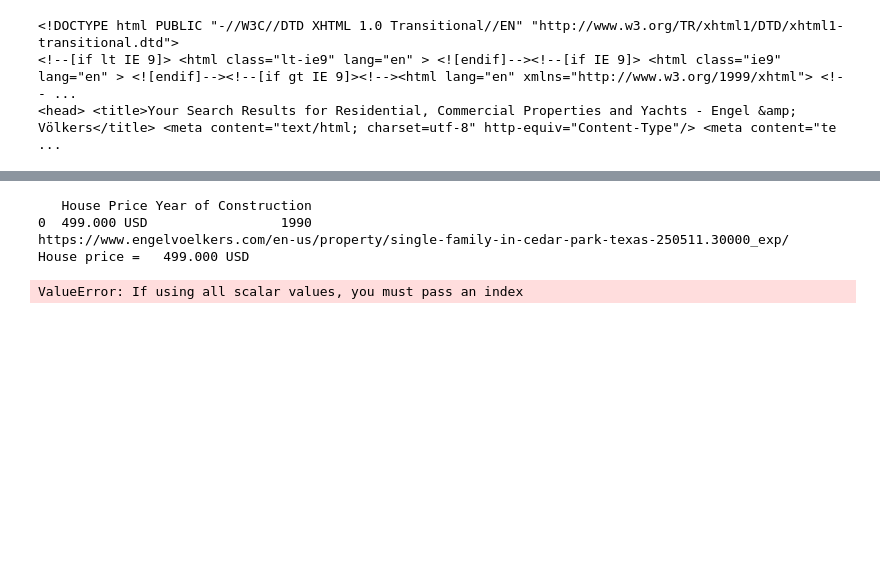
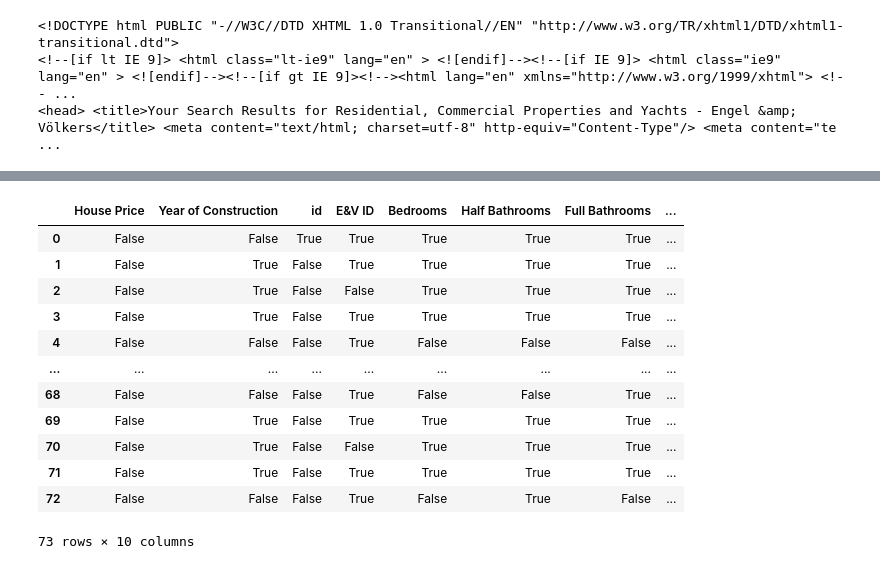
Before and after one commit to necmettinalver/Advanced-Price-Forecast, a Jupyter notebook: homePrice.ipynb, the cells around one changed output, grey strips where cells are left out. Cells and saved outputs as stored; diff of their text form; code cells hidden in the pictures; blank space fills up the shorter version.

```diff
--- a/homePrice.ipynb
+++ b/homePrice.ipynb
@@ -273,40 +313,16 @@ df.tail()
-# %%
-from time import monotonic
-data = {'House Price'  :   ['499.000 USD'],
-        'Year of Construction'  :  ['1990']}
-df =pd.DataFrame(data)
-print(df)
-
-for home in homes_us:
-    link = home.a.get("href")
-    print(link)
-
-    info = requests.get(link)
-    info_soup = BeautifulSoup(info.content,'lxml')
-    detail = info_soup.find('div',attrs={'class':'ev-exposee-detail'})
-
-    top_money = detail.find('div', attrs={'class':'ev-key-facts'})
-    top_money = top_money.find('div', attrs={'class':'show-tablet'})
-    money = top_money.find('div', attrs={'class','ev-key-fact-value'}).text
-    print('House price = ',money)
-
-    home_features = detail.find_all('ul',attrs={'class':'ev-exposee-detail-facts'})
-    for home_feature in home_features:
-        features = home_feature.find_all('li', attrs={'class':'ev-exposee-detail-fact'})
-        feature_dict = {}
-        feature_dict["HousePrice"]=money
-        for feature in features:
-            key = feature.find('label', attrs={'class','ev-exposee-detail-fact-key'}).text
-            value = feature.find('span', attrs={'class':'ev-exposee-detail-fact-value'}).text
-            print(key,' = ',value)
-
-            feature_dict[key]=value
-
-        df_features = pd.DataFrame.from_dict(feature_dict)
-        df = pd.concat([df ,df_features],ignore_index=True)
-# %% [output]
-   House Price Year of Construction
-0  499.000 USD                 1990
-https://www.engelvoelkers.com/en-us/property/single-family-in-cedar-park-texas-250511.30000_exp/
-House price =   499.000 USD
-ValueError: If using all scalar values, you must pass an index
+# %%
+df.isnull()
+# %% [output]
+|  | House Price | Year of Construction | id | E&V ID | Bedrooms | Half Bathrooms | Full Bathrooms | ... |
+| 0 | False | False | True | True | True | True | True | ... |
+| 1 | False | True | False | True | True | True | True | ... |
+| 2 | False | True | False | False | True | True | True | ... |
+| 3 | False | True | False | True | True | True | True | ... |
+| 4 | False | False | False | True | False | False | False | ... |
+| ... | ... | ... | ... | ... | ... | ... | ... | ... |
+| 68 | False | False | False | True | False | False | True | ... |
+| 69 | False | True | False | True | True | True | True | ... |
+| 70 | False | True | False | False | True | True | True | ... |
+| 71 | False | True | False | True | True | True | True | ... |
+| 72 | False | False | False | True | False | True | False | ... |
+73 rows × 10 columns
```
Also changed, not shown: parts of 17 cells of this notebook.
